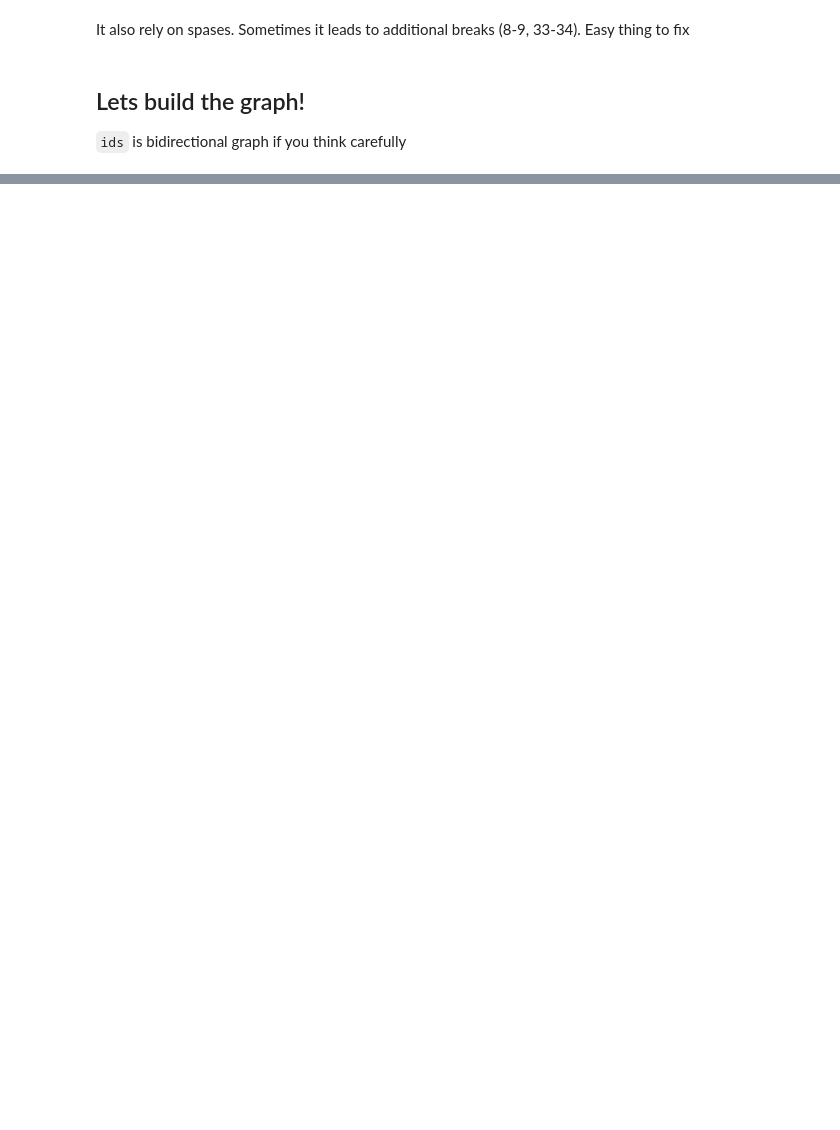
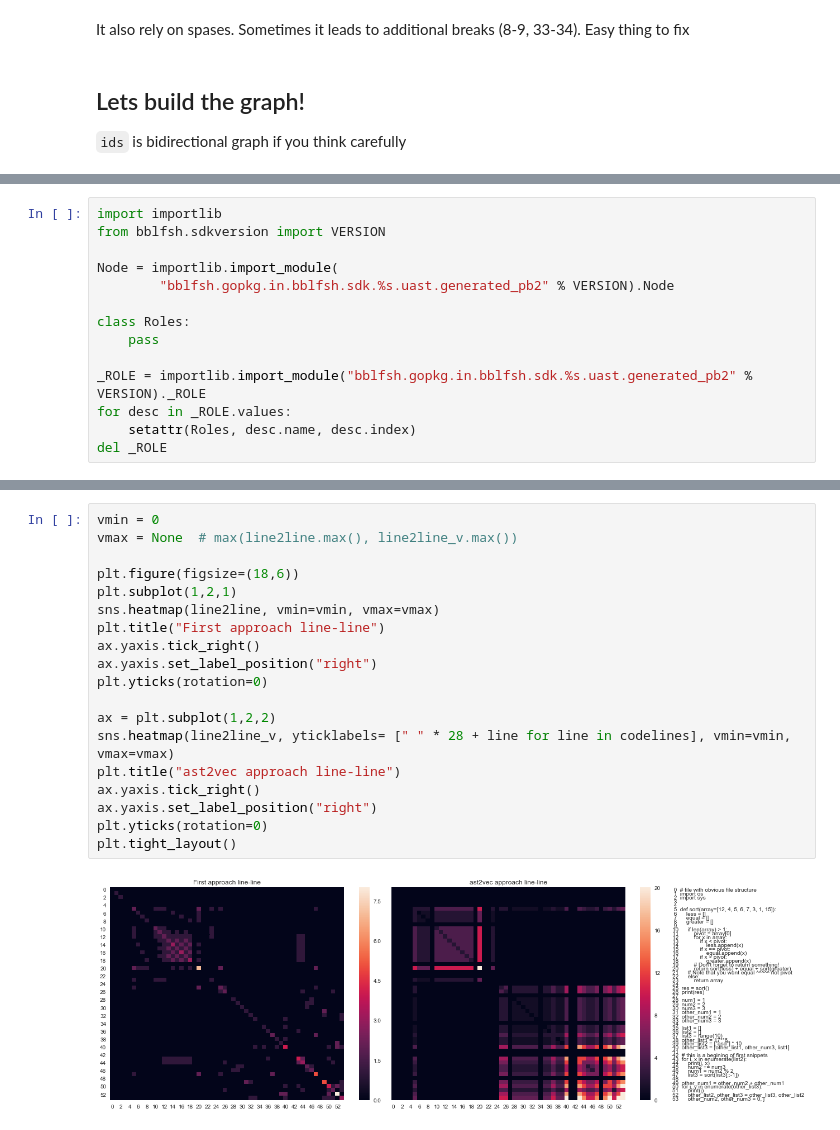
Before and after one commit to zurk/snippet-search, a Jupyter notebook: Experiments and visualisation.ipynb, the cells around one changed output, grey strips where cells are left out. Cells and saved outputs as stored; diff of their text form; blank space fills up the shorter version.

Commit message:
New experiments, go position extraction improvement

```diff
--- a/Experiments and visualisation.ipynb
+++ b/Experiments and visualisation.ipynb
@@ -95,0 +134,14 @@ To be continued...))
+# %%
+import importlib
+from bblfsh.sdkversion import VERSION
+
+Node = importlib.import_module(
+        "bblfsh.gopkg.in.bblfsh.sdk.%s.uast.generated_pb2" % VERSION).Node
+
+class Roles:
+    pass
+
+_ROLE = importlib.import_module("bblfsh.gopkg.in.bblfsh.sdk.%s.uast.generated_pb2" % VERSION)._ROLE
+for desc in _ROLE.values:
+    setattr(Roles, desc.name, desc.index)
+del _ROLE
@@ -95,0 +221,21 @@ To be continued...))
+# %%
+vmin = 0
+vmax = None  # max(line2line.max(), line2line_v.max())
+
+plt.figure(figsize=(18,6))
+plt.subplot(1,2,1)
+sns.heatmap(line2line, vmin=vmin, vmax=vmax)
+plt.title("First approach line-line")
+ax.yaxis.tick_right()
+ax.yaxis.set_label_position("right")
+plt.yticks(rotation=0)
+
+ax = plt.subplot(1,2,2)
+sns.heatmap(line2line_v, yticklabels= [" " * 28 + line for line in codelines], vmin=vmin, vmax=vmax)
+plt.title("ast2vec approach line-line")
+ax.yaxis.tick_right()
+ax.yaxis.set_label_position("right")
+plt.yticks(rotation=0)
+plt.tight_layout()
+# %% [output]
+[figure, added]
```
Also changed, not shown: parts of 26 cells of this notebook, 2 other files.
